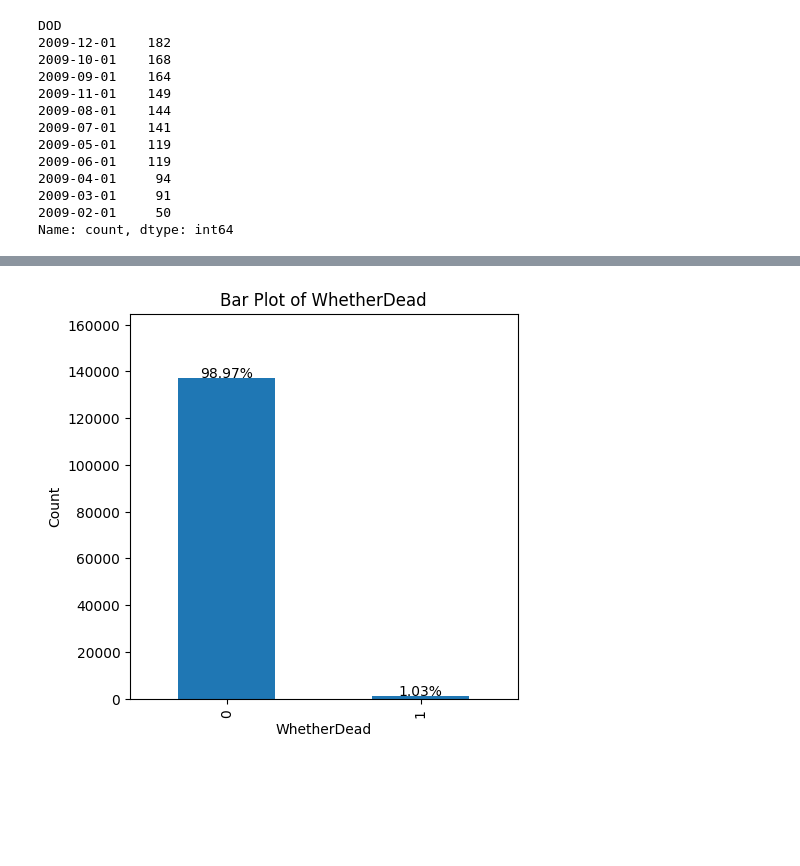
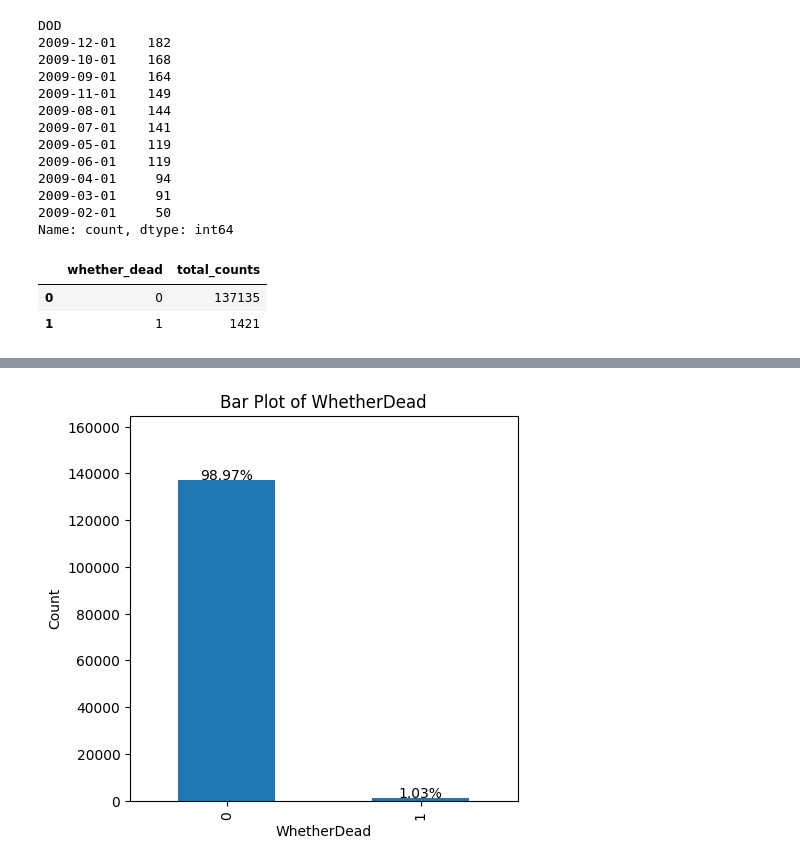
Before and after one commit to ChTomer/MyCapstone, a Jupyter notebook: HealthCareFraudProjectPitch/1beneficiary.ipynb, the cells around one changed output, grey strips where cells are left out. Saved outputs shown, nothing was run; the diff lists cells and outputs as text; code cells hidden in the pictures; blank space fills up the shorter version.

```diff
--- a/HealthCareFraudProjectPitch/1beneficiary.ipynb
+++ b/HealthCareFraudProjectPitch/1beneficiary.ipynb
@@ -673,0 +670,7 @@ df_dead['WhetherDead'] = df_dead['DOD'].apply(lambda val: 0 if val != val else 1
+# %%
+df_dead['whether_dead'].value_counts().reset_index().rename(columns={'count': "total_counts"})
+# percentages
+# %% [output]
+|  | whether_dead | total_counts |
+| 0 | 0 | 137135 |
+| 1 | 1 | 1421 |
```
Also changed, not shown: parts of 7 cells of this notebook.
